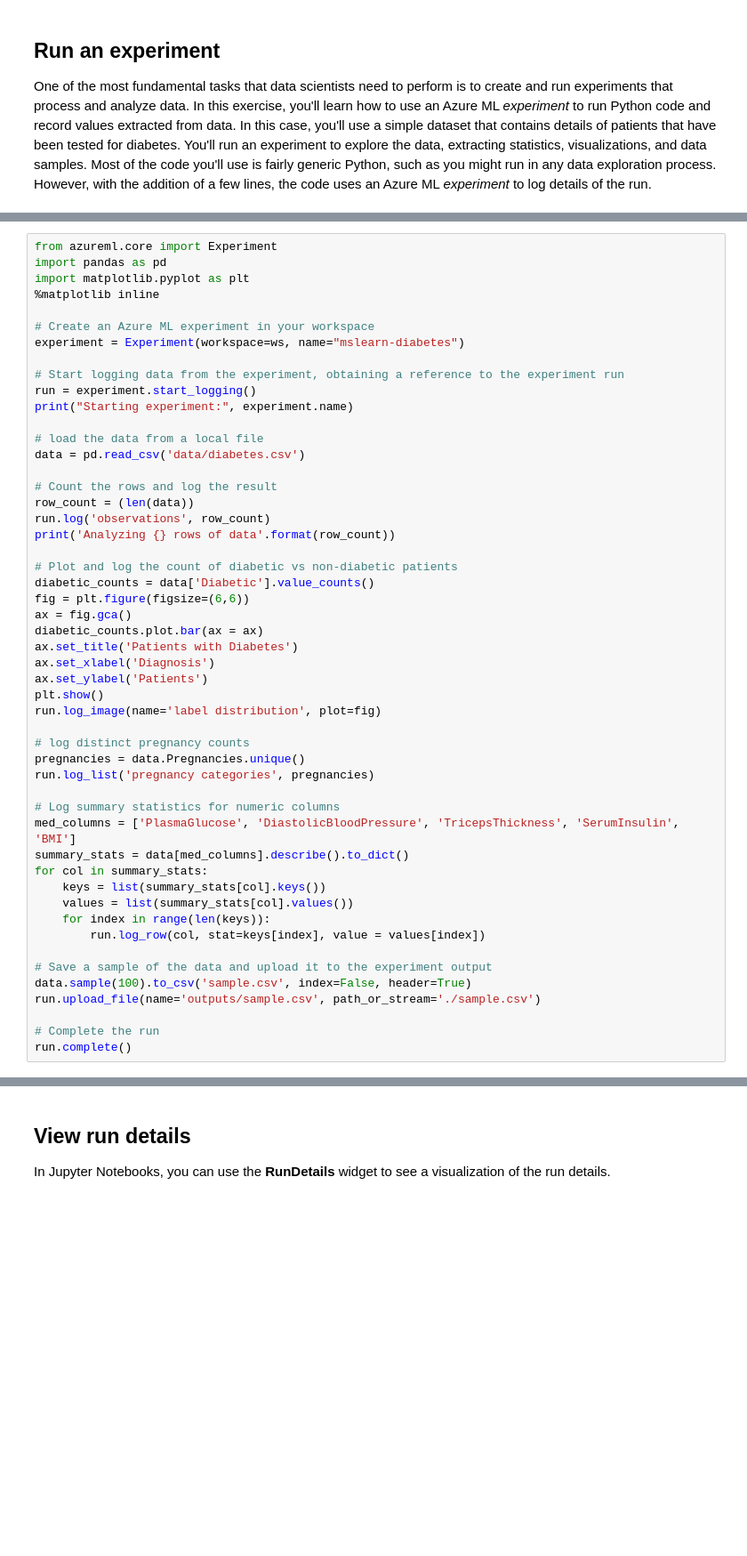
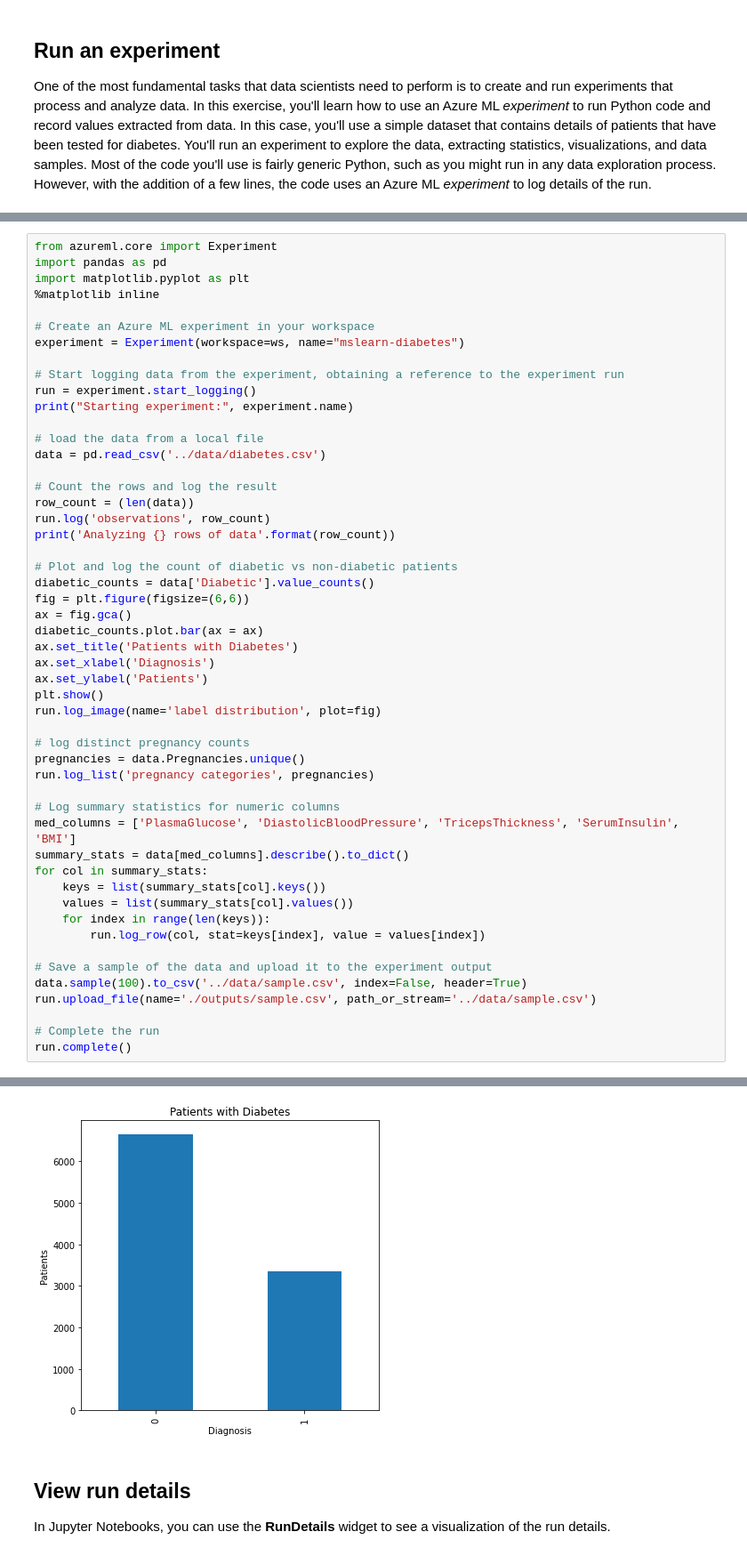
Before and after one commit to sbuergers/dsa, a Jupyter notebook: notebooks/04-Run Experiments.ipynb, the cells around one changed output, grey strips where cells are left out. Shown: that part at 89% size. Cells and saved outputs as stored; diff of their text form; blank space fills up the shorter version.

```diff
--- a/notebooks/04-Run Experiments.ipynb
+++ b/notebooks/04-Run Experiments.ipynb
@@ -35,7 +44,7 @@ run = experiment.start_logging()
 print("Starting experiment:", experiment.name)
 
 # load the data from a local file
-data = pd.read_csv('data/diabetes.csv')
+data = pd.read_csv('../data/diabetes.csv')
 
 # Count the rows and log the result
 row_count = (len(data))
@@ -67,8 +76,9 @@ for col in summary_stats:
         run.log_row(col, stat=keys[index], value = values[index])
 
 # Save a sample of the data and upload it to the experiment output
-data.sample(100).to_csv('sample.csv', index=False, header=True)
-run.upload_file(name='outputs/sample.csv', path_or_stream='./sample.csv')
+data.sample(100).to_csv('../data/sample.csv', index=False, header=True)
+run.upload_file(name='./outputs/sample.csv', path_or_stream='../data/sample.csv')
 
 # Complete the run
 run.complete()
+# %% [output]
@@ -75,3 +87,4 @@ run.complete()
+[figure, added]
 # %% [markdown]
 ## View run details
 
```
Also changed, not shown: parts of 22 cells of this notebook, 15 other files.
